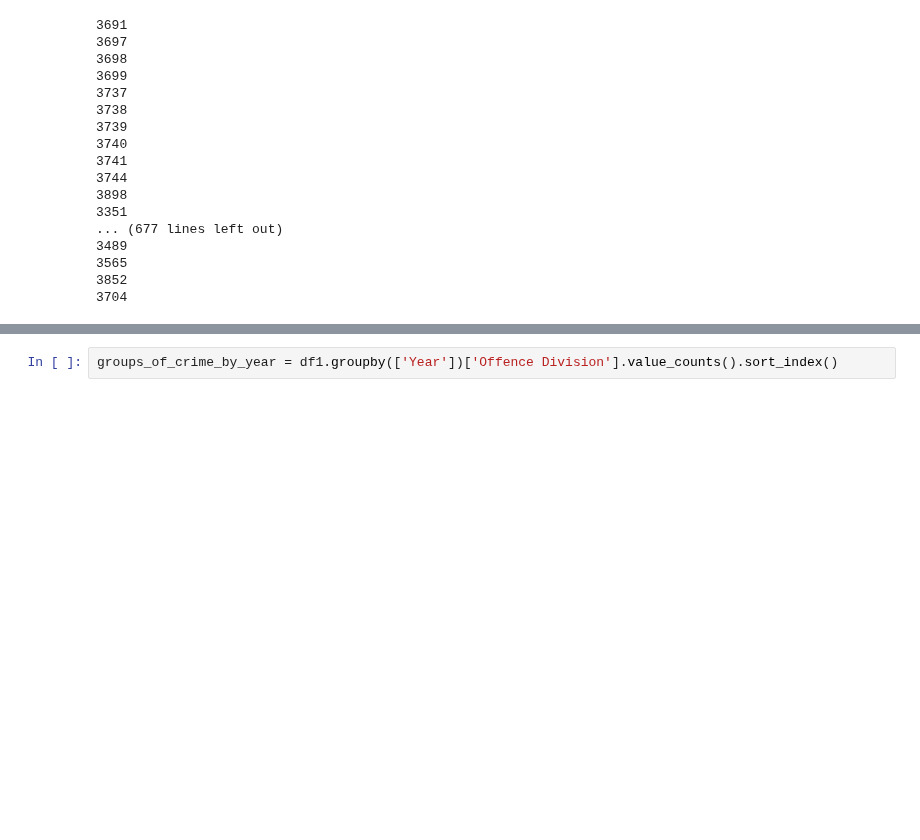
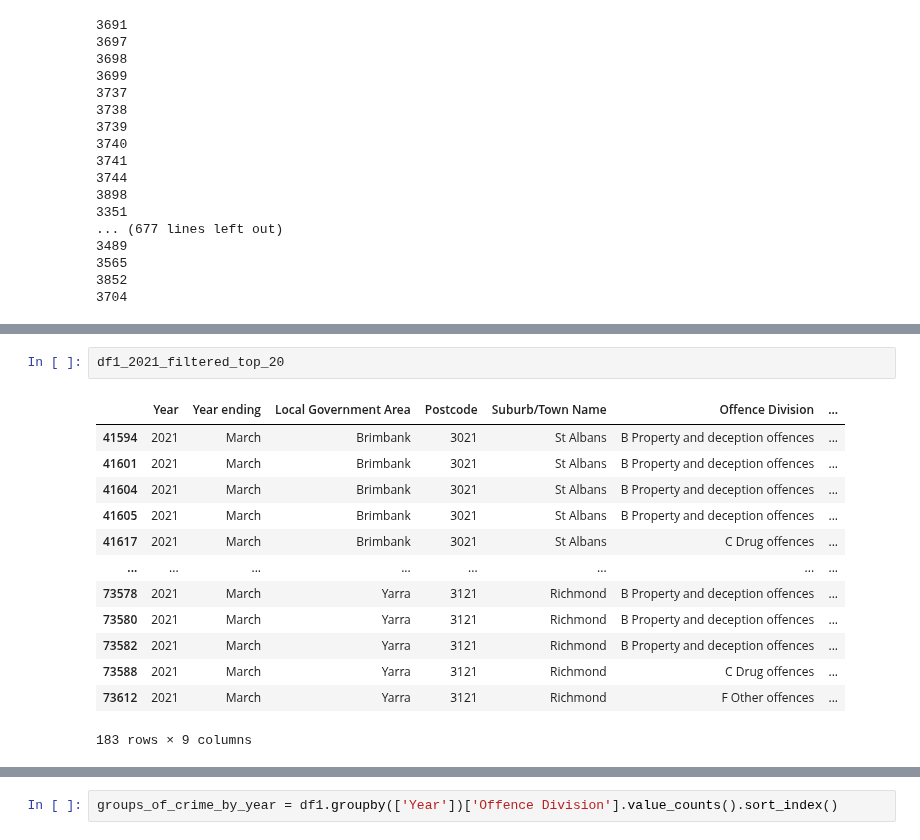
Before and after one commit to MAST30034-Applied-Data-Science/generic-real-estate-consulting-project-group-30, a Jupyter notebook: notebooks/preprocessing_crime.ipynb, the cells around one changed output, grey strips where cells are left out. Cells and saved outputs as stored; diff of their text form; blank space fills up the shorter version.

```diff
--- a/notebooks/preprocessing_crime.ipynb
+++ b/notebooks/preprocessing_crime.ipynb
@@ -124,0 +253,16 @@ df1.boxplot(column=['Offence Count'], by='Local Government Area')
+# %%
+df1_2021_filtered_top_20
+# %% [output]
+|  | Year | Year ending | Local Government Area | Postcode | Suburb/Town Name | Offence Division | ... |
+| 41594 | 2021 | March | Brimbank | 3021 | St Albans | B Property and deception offences | ... |
+| 41601 | 2021 | March | Brimbank | 3021 | St Albans | B Property and deception offences | ... |
+| 41604 | 2021 | March | Brimbank | 3021 | St Albans | B Property and deception offences | ... |
+| 41605 | 2021 | March | Brimbank | 3021 | St Albans | B Property and deception offences | ... |
+| 41617 | 2021 | March | Brimbank | 3021 | St Albans | C Drug offences | ... |
+| ... | ... | ... | ... | ... | ... | ... | ... |
+| 73578 | 2021 | March | Yarra | 3121 | Richmond | B Property and deception offences | ... |
+| 73580 | 2021 | March | Yarra | 3121 | Richmond | B Property and deception offences | ... |
+| 73582 | 2021 | March | Yarra | 3121 | Richmond | B Property and deception offences | ... |
+| 73588 | 2021 | March | Yarra | 3121 | Richmond | C Drug offences | ... |
+| 73612 | 2021 | March | Yarra | 3121 | Richmond | F Other offences | ... |
+183 rows × 9 columns
```
Also changed, not shown: parts of 39 cells of this notebook.
